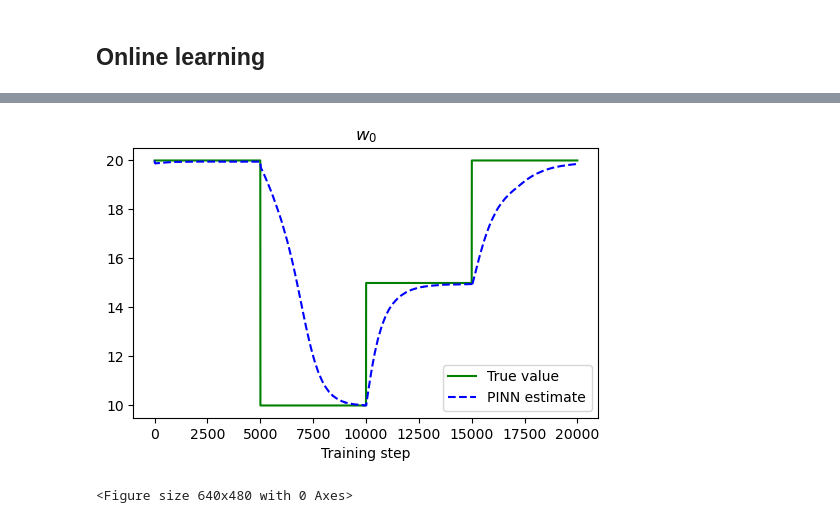
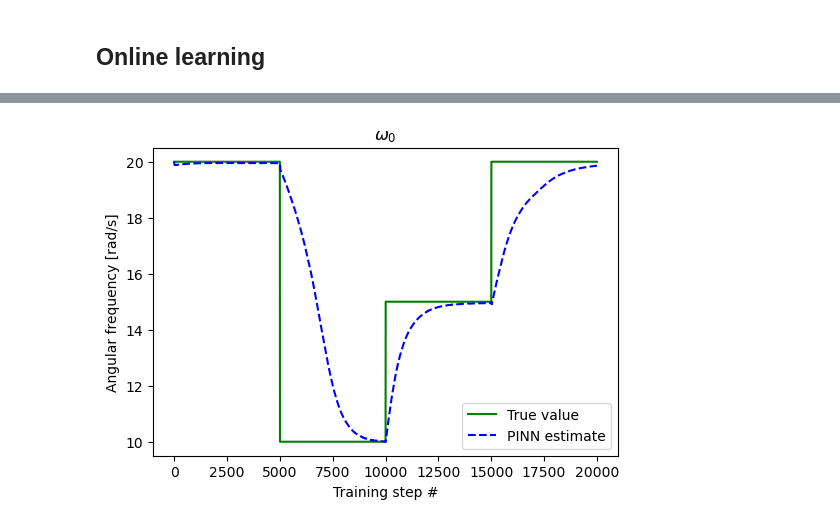
Before and after one commit to maalberg/pinn-care, a Jupyter notebook: pinn_play_online.ipynb, the cells around one changed output, grey strips where cells are left out. Cells and saved outputs as stored; diff of their text form; code cells hidden in the pictures.

```diff
--- a/pinn_play_online.ipynb
+++ b/pinn_play_online.ipynb
@@ -116,11 +116,14 @@ for epoch in range(epochs + 1):
     # plot results as the training progresses
     if epoch is not 0 and epoch % w0_epochs == 0:
         u = osc(t_test)
-        plt.figure(figsize=(6, 2.5))
-        plt.title(f"Training step {epoch} with $w_0$ equal to {this_w0:.1f}")
+        plt.figure(figsize=(6, 3.5))
+        plt.title(f"Training step {epoch} with $\omega_0$ estimated as {this_w0:.1f}")
         plt.scatter(t_meas[:, 0], u_meas[:, 0], label="Noisy observations", alpha=0.6)
         plt.plot(t_test[:, 0], u[:, 0], label="PINN solution", color="tab:green")
+        plt.xlabel('Time [s]')
+        plt.ylabel('Displacement [m]')
+        plt.ylim([-0.85, 1.15])
         plt.legend()
+        plt.savefig(f'fig/pinn_play_online_step_{epoch}.svg')
         plt.show()
-        plt.savefig(f'fig/pinn_play_online_step_{epoch}.svg')
 # %% [output]
@@ -135,16 +134,15 @@ for epoch in range(epochs + 1):
 # %%
 # ---------------------------------------------------------------------------*/
 # - check identified parameters
 
-plt.figure(figsize=(6, 3.5))
-plt.title("$w_0$")
-plt.plot(w0_data_i[:w0_epochs*w0_setpoints_n], label="True value", color='green')
-plt.plot(w0_data_o[:w0_epochs*w0_setpoints_n], label="PINN estimate", color='blue', linestyle='dashed')
+plt.figure(figsize=(6, 4))
+plt.title("$\omega_0$")
+plt.plot(w0_data_i[:w0_epochs*w0_setpoints_n], label='True value', color='green')
+plt.plot(w0_data_o[:w0_epochs*w0_setpoints_n], label='PINN estimate', color='blue', linestyle='dashed')
 plt.legend()
-plt.xlabel("Training step")
+plt.xlabel('Training step #')
+plt.ylabel('Angular frequency [rad/s]')
+plt.savefig('fig/pinn_play_online_track.svg')
 plt.show()
-
-plt.savefig('fig/pinn_play_online_track.svg')
 # %% [output]
-[figure, old version]
+[figure, new version]
-<Figure size 640x480 with 0 Axes>
```
Also changed, not shown: parts of 1 cell of this notebook, 1 other file.
